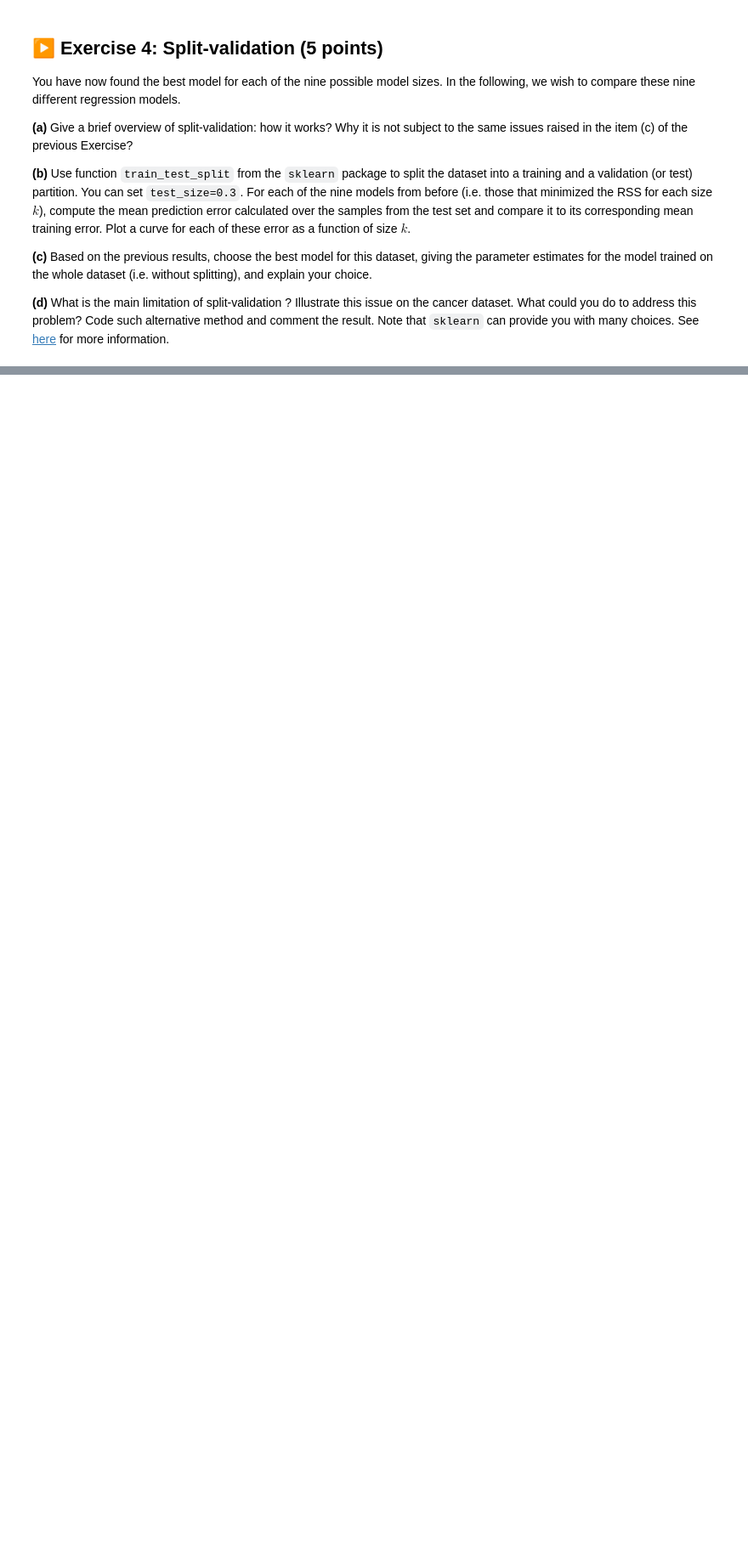
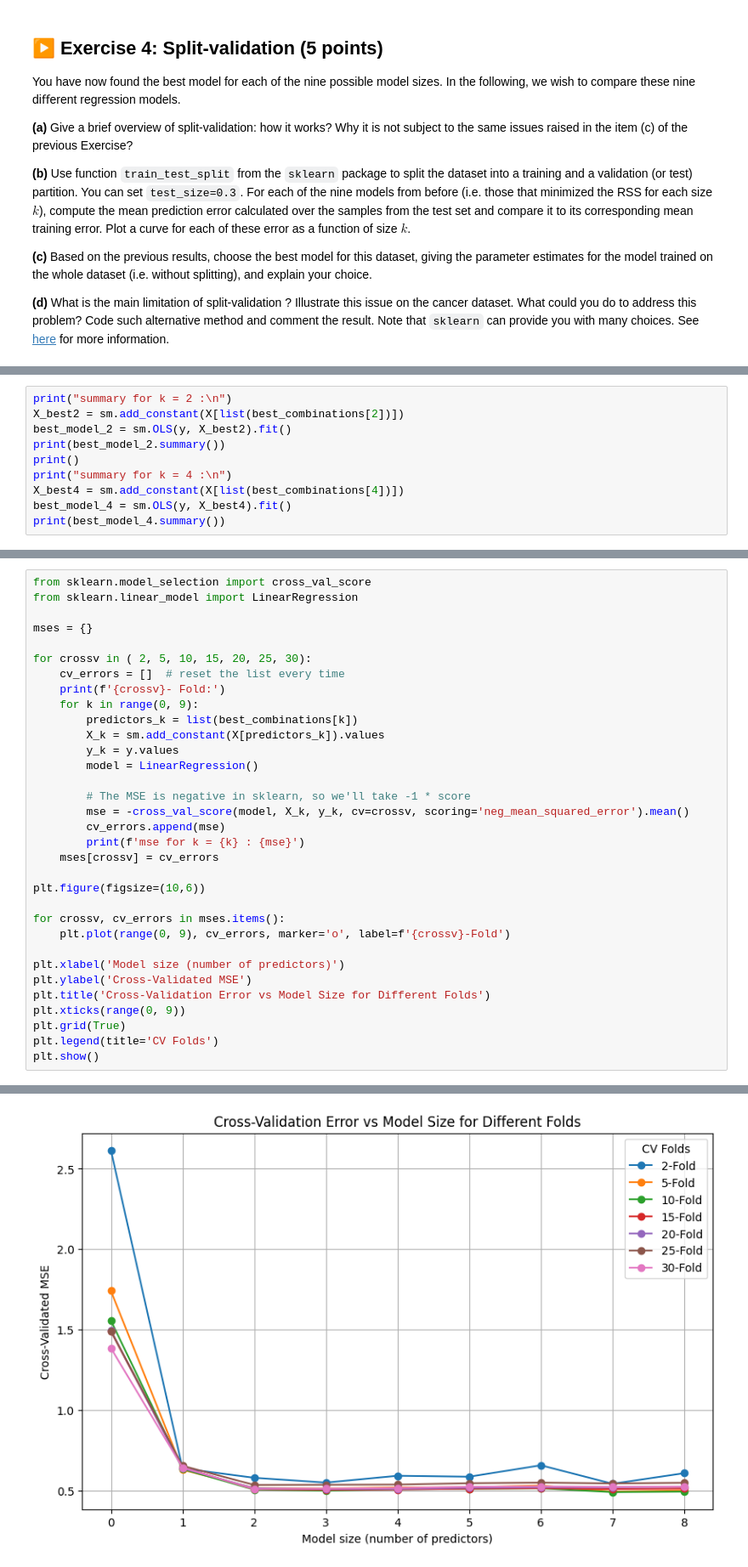
Before and after one commit to elgouijf/ISLA_TPs, a Jupyter notebook: TP1/TP1.ipynb, the cells around one changed output, grey strips where cells are left out. Shown at 85% size. Drawn from its saved outputs; the diff is of its cells as text; blank space fills up the shorter version.

```diff
--- a/TP1/TP1.ipynb
+++ b/TP1/TP1.ipynb
@@ -774,0 +1119,10 @@ you do to address this problem? Code such alternative method and comment the res
+# %%
+print("summary for k = 2 :\n")
+X_best2 = sm.add_constant(X[list(best_combinations[2])])
+best_model_2 = sm.OLS(y, X_best2).fit()
+print(best_model_2.summary())
+print()
+print("summary for k = 4 :\n")
+X_best4 = sm.add_constant(X[list(best_combinations[4])])
+best_model_4 = sm.OLS(y, X_best4).fit()
+print(best_model_4.summary())
@@ -774,0 +1177,34 @@ you do to address this problem? Code such alternative method and comment the res
+# %%
+from sklearn.model_selection import cross_val_score
+from sklearn.linear_model import LinearRegression
+
+mses = {}
+
+for crossv in ( 2, 5, 10, 15, 20, 25, 30):
+    cv_errors = []  # reset the list every time
+    print(f'{crossv}- Fold:')
+    for k in range(0, 9):
+        predictors_k = list(best_combinations[k])
+        X_k = sm.add_constant(X[predictors_k]).values
+        y_k = y.values
+        model = LinearRegression()
+
+        # The MSE is negative in sklearn, so we'll take -1 * score
+        mse = -cross_val_score(model, X_k, y_k, cv=crossv, scoring='neg_mean_squared_error').mean()
+        cv_errors.append(mse)
+        print(f'mse for k = {k} : {mse}')
+    mses[crossv] = cv_errors
+
+plt.figure(figsize=(10,6))
+
+for crossv, cv_errors in mses.items():
+    plt.plot(range(0, 9), cv_errors, marker='o', label=f'{crossv}-Fold')
+
+plt.xlabel('Model size (number of predictors)')
+plt.ylabel('Cross-Validated MSE')
+plt.title('Cross-Validation Error vs Model Size for Different Folds')
+plt.xticks(range(0, 9))
+plt.grid(True)
+plt.legend(title='CV Folds')
+plt.show()
+# %% [output]
@@ -774,0 +1228 @@ you do to address this problem? Code such alternative method and comment the res
+[figure, added]
```
Also changed, not shown: parts of 19 cells of this notebook.
